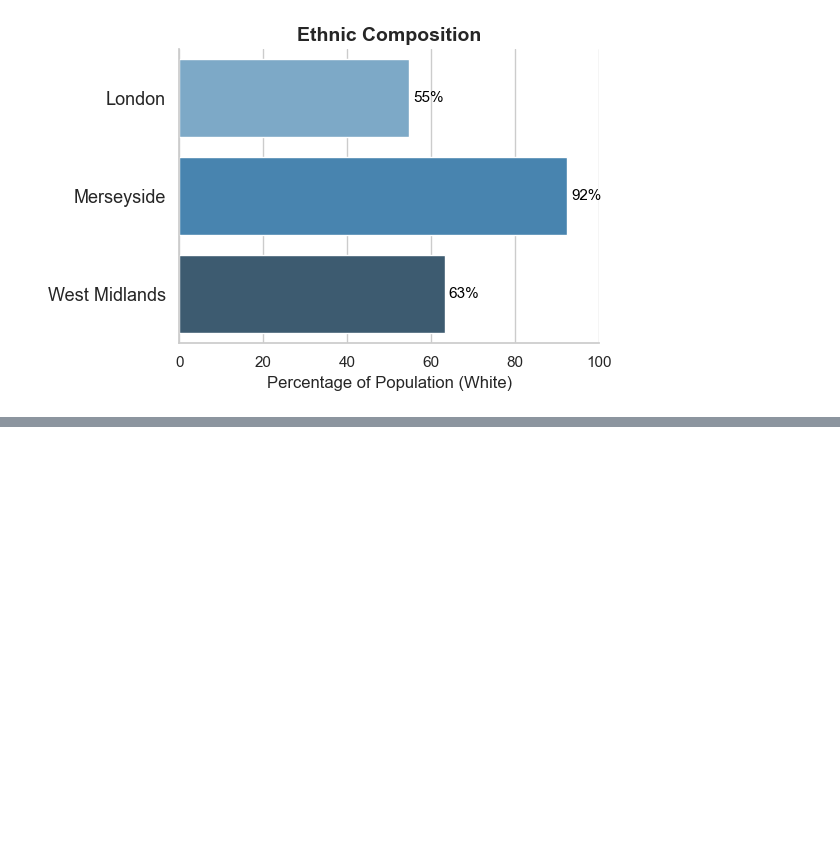
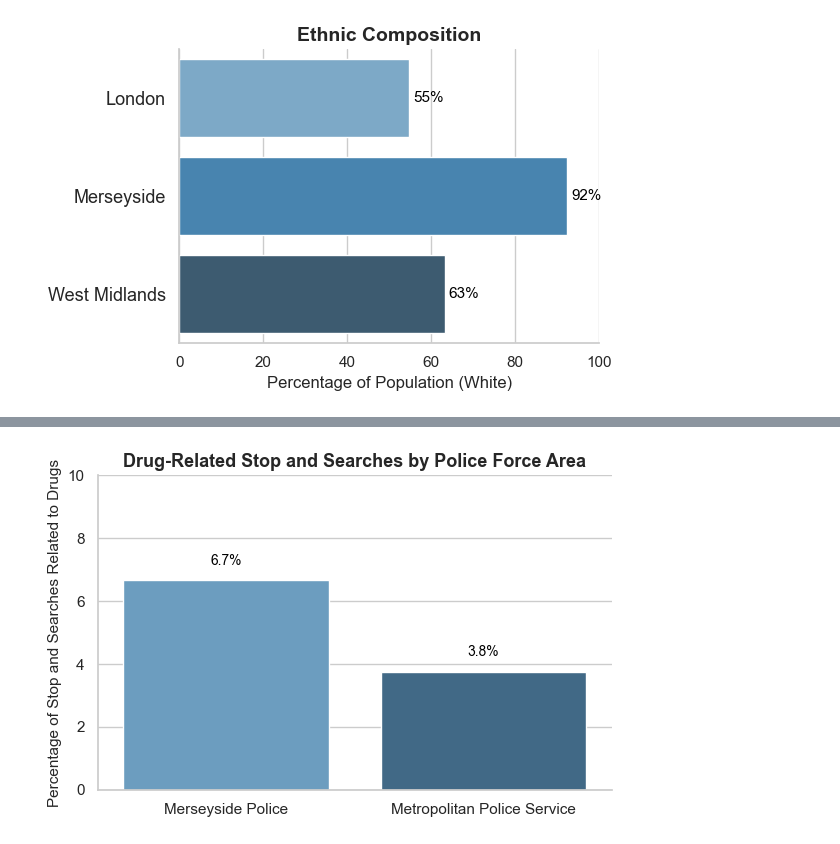
Before and after one commit to KofiBartonByfield/Dissertation, a Jupyter notebook: Code/Data Collection/pre_analysis.ipynb, the cells around one changed output, grey strips where cells are left out. Cells and saved outputs as stored; diff of their text form; code cells hidden in the pictures; blank space fills up the shorter version.

Commit message:
add drug crime percentages

```diff
--- a/Code/Data Collection/pre_analysis.ipynb
+++ b/Code/Data Collection/pre_analysis.ipynb
@@ -528,0 +605,8 @@ plt.show()
+# %%
+crime_df['year'] = crime_df['Month'].str.split('-').str[0]
+# %%
+crime_df = crime_df[crime_df['year'] == '2022']
+crime_df = crime_df[['year', 'Falls within', 'LSOA code', 'Crime type', ]]
+crime_df['Drug Crime'] =  (crime_df['Crime type'] == 'Drugs').astype(int)
+
+crime_df
@@ -528,0 +627,43 @@ plt.show()
+# %%
+import matplotlib.pyplot as plt
+import seaborn as sns
+
+# Calculate percentage of drug-related stops per area
+drug_percentages = crime_df.groupby('Falls within')['Drug Crime'].mean() * 100
+
+# Sort for clarity (optional)
+drug_percentages = drug_percentages.sort_values(ascending=False).reset_index()
+
+# Plot
+plt.figure(figsize=(6, 4))
+ax = sns.barplot(
+    data=drug_percentages,
+    x='Falls within',
+    y='Drug Crime',
+    hue='Falls within',
+    palette='Blues_d',
+    dodge=False,
+    legend=False
+)
+
+# Labels and title
+plt.ylabel("Percentage of Stop and Searches Related to Drugs", fontsize=11)
+plt.xlabel("")
+plt.title("Drug-Related Stop and Searches by Police Force Area", fontsize=13, weight='bold')
+
+# Add percentage labels above bars
+for i, v in enumerate(drug_percentages['Drug Crime']):
+    ax.text(i, v + .5, f"{v:.1f}%", ha='center', fontsize=10, color='black')
+
+plt.ylim(0, 10)
+
+# Clean up plot style
+sns.despine(top=True, right=True)
+sns.set_theme(style="whitegrid")
+
+plt.tight_layout()
+plt.savefig('../../Figures/Graphs/drug_crime_by_county.png', format='png', bbox_inches='tight')
+
+plt.show()
+# %% [output]
+[figure, added]
```
Also changed, not shown: parts of 6 cells of this notebook, 1 other file.
